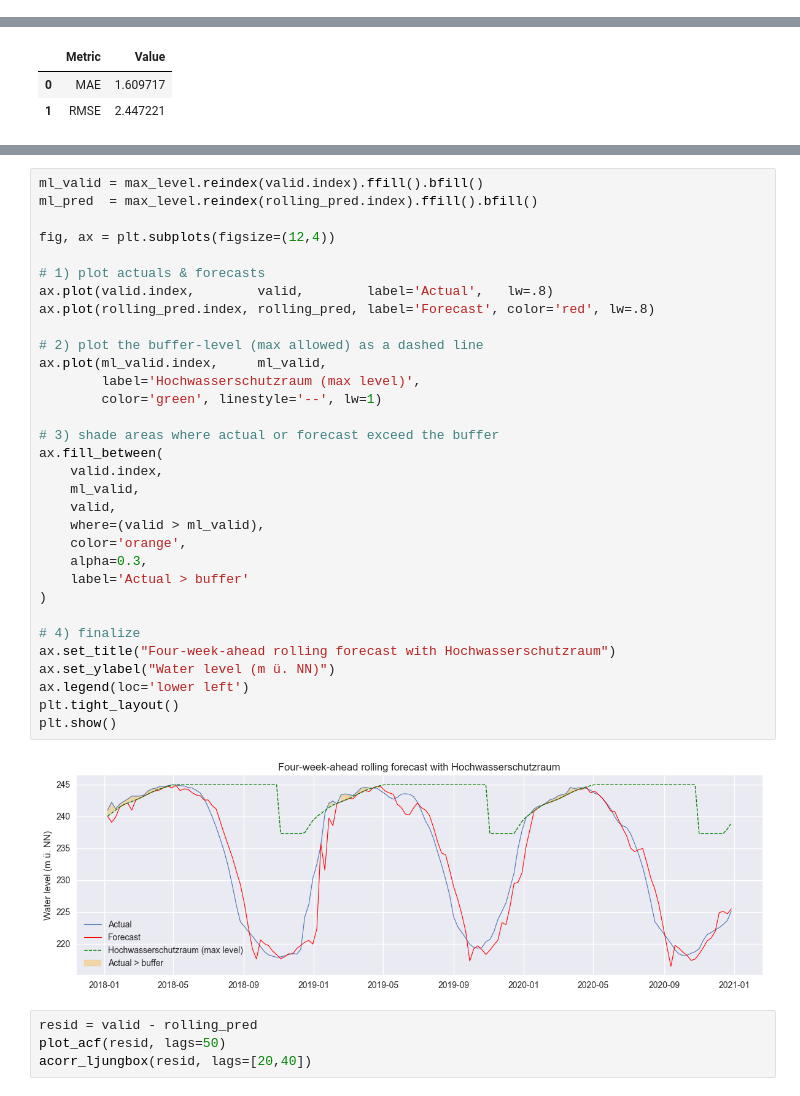
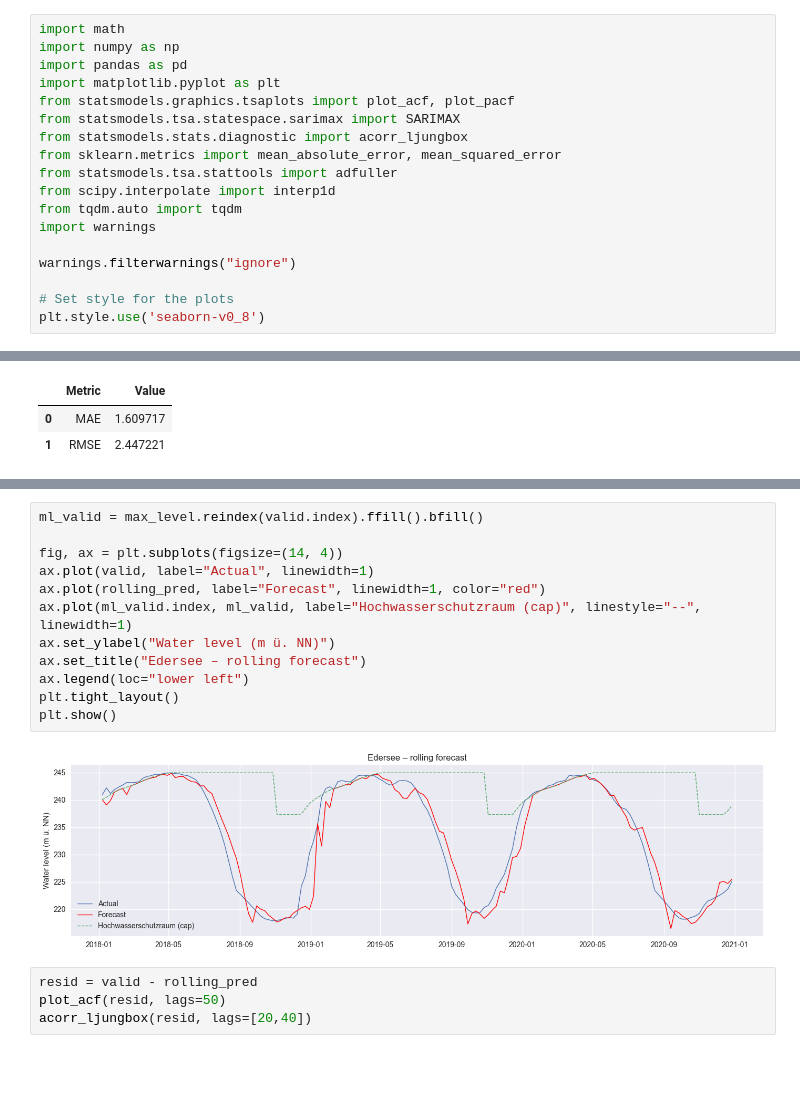
Before and after one commit to Marius-Knipp/edersee-water-prediction, a Jupyter notebook: notebooks/SARIMA.ipynb, the cells around one changed output, grey strips where cells are left out. Cells and saved outputs as stored; diff of their text form; blank space fills up the shorter version.

Commit message:
SARIMA Daily

```diff
--- a/notebooks/SARIMA.ipynb
+++ b/notebooks/SARIMA.ipynb
@@ -198,3 +181,21 @@ df
+# %%
+import math
+import numpy as np
+import pandas as pd
+import matplotlib.pyplot as plt
+from statsmodels.graphics.tsaplots import plot_acf, plot_pacf
+from statsmodels.tsa.statespace.sarimax import SARIMAX
+from statsmodels.stats.diagnostic import acorr_ljungbox
+from sklearn.metrics import mean_absolute_error, mean_squared_error
+from statsmodels.tsa.stattools import adfuller
+from scipy.interpolate import interp1d
+from tqdm.auto import tqdm
+import warnings
+
+warnings.filterwarnings("ignore")
+
+# Set style for the plots
+plt.style.use('seaborn-v0_8')
 # %%
 def undiff_sarima(pred_diff,  history, d=1, D=1, s=52):
     """
@@ -386,37 +378,17 @@ plt.show()
-# %%
-ml_valid = max_level.reindex(valid.index).ffill().bfill()
-ml_pred  = max_level.reindex(rolling_pred.index).ffill().bfill()
-
-fig, ax = plt.subplots(figsize=(12,4))
-
-# 1) plot actuals & forecasts
-ax.plot(valid.index,        valid,        label='Actual',   lw=.8)
-ax.plot(rolling_pred.index, rolling_pred, label='Forecast', color='red', lw=.8)
-
-# 2) plot the buffer‐level (max allowed) as a dashed line
-ax.plot(ml_valid.index,     ml_valid,
-        label='Hochwasserschutzraum (max level)',
-        color='green', linestyle='--', lw=1)
-
-# 3) shade areas where actual or forecast exceed the buffer
-ax.fill_between(
-    valid.index,
-    ml_valid,
-    valid,
-    where=(valid > ml_valid),
-    color='orange',
-    alpha=0.3,
-    label='Actual > buffer'
-)
-
-# 4) finalize
-ax.set_title("Four-week-ahead rolling forecast with Hochwasserschutzraum")
-ax.set_ylabel("Water level (m ü. NN)")
-ax.legend(loc='lower left')
-plt.tight_layout()
-plt.show()
-# %% [output]
-[figure, removed]
+# %%
+ml_valid = max_level.reindex(valid.index).ffill().bfill()
+
+fig, ax = plt.subplots(figsize=(14, 4))
+ax.plot(valid, label="Actual", linewidth=1)
+ax.plot(rolling_pred, label="Forecast", linewidth=1, color="red")
+ax.plot(ml_valid.index, ml_valid, label="Hochwasserschutzraum (cap)", linestyle="--", linewidth=1)
+ax.set_ylabel("Water level (m ü. NN)")
+ax.set_title("Edersee – rolling forecast")
+ax.legend(loc="lower left")
+plt.tight_layout()
+plt.show()
+# %% [output]
+[figure, added]
 # %%
 resid = valid - rolling_pred
 plot_acf(resid, lags=50)
```
Also changed, not shown: parts of 5 cells of this notebook.
